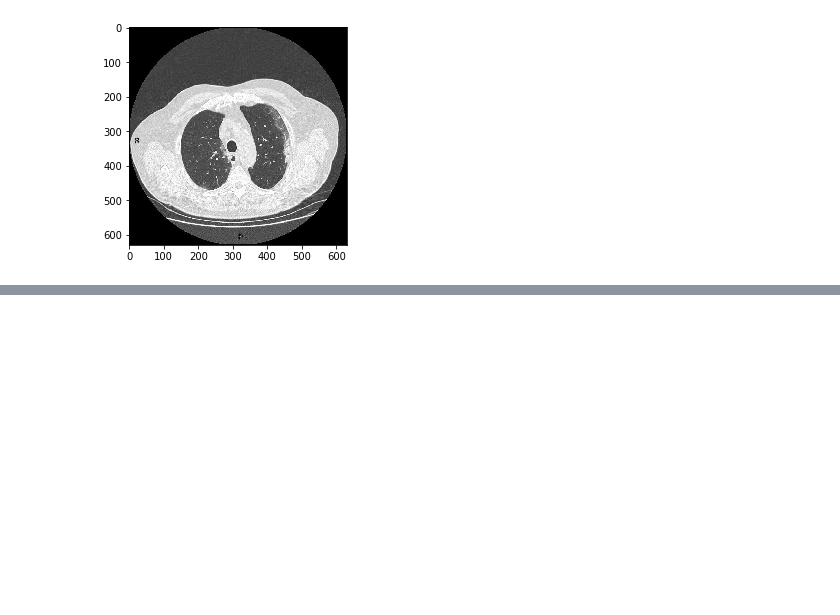
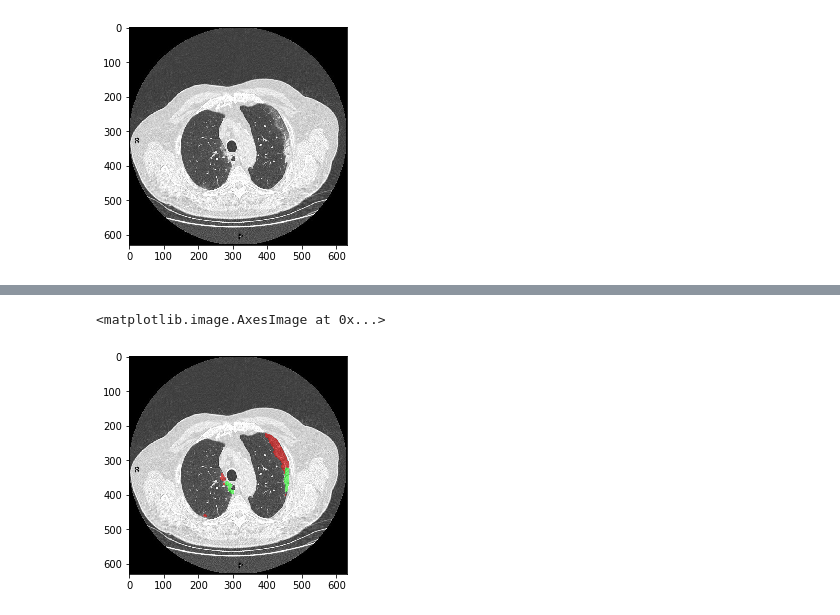
Before and after one commit to keisuke-yoshida4/Python_datascience, a Jupyter notebook: 演習CTVisualization.ipynb, the cells around one changed output, grey strips where cells are left out. Saved outputs shown, nothing was run; the diff lists cells and outputs as text; code cells hidden in the pictures; blank space fills up the shorter version.

```diff
--- a/演習CTVisualization.ipynb
+++ b/演習CTVisualization.ipynb
@@ -35,0 +66,7 @@ plt.imshow(data[:, :, 10], cmap='gray')
+# %%
+overlayed = ctvis.overlay(volume_gray, mask, mask_color, alpha=0.5)
+# %%
+plt.imshow(overlayed[:, :, 10])
+# %% [output]
+<matplotlib.image.AxesImage at 0x...>
+[figure, added]
```
Also changed, not shown: parts of 16 cells of this notebook, 1 other file.
